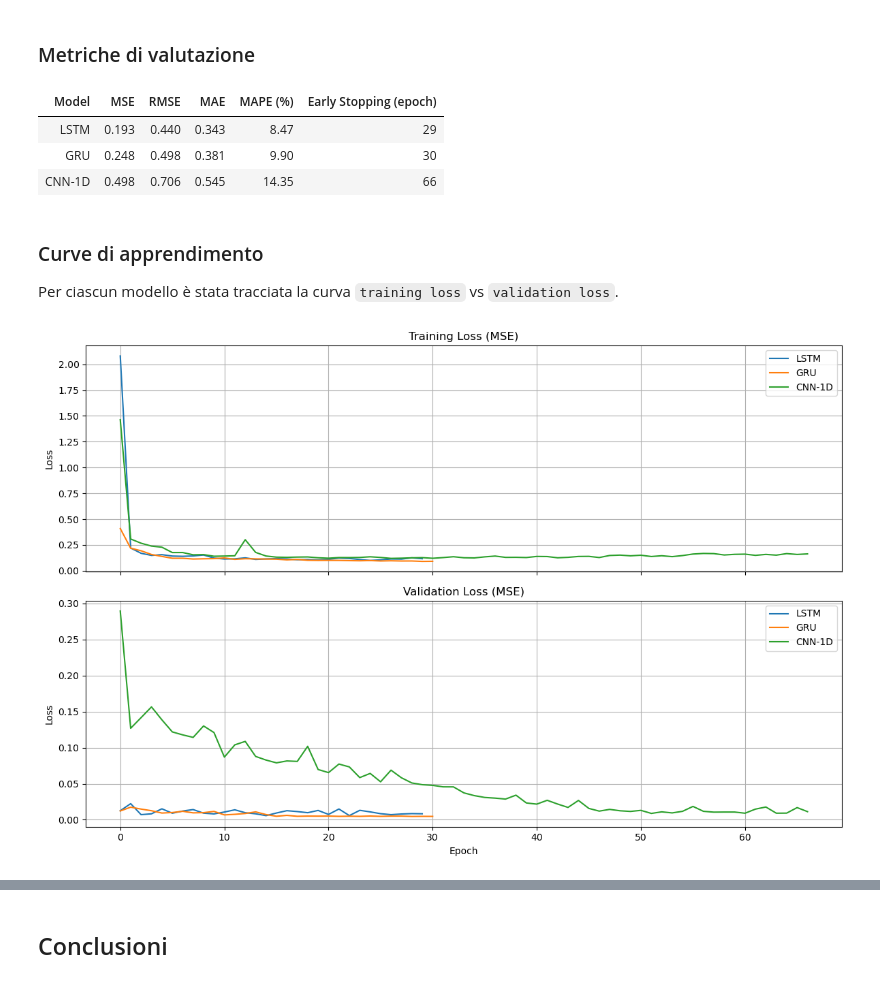
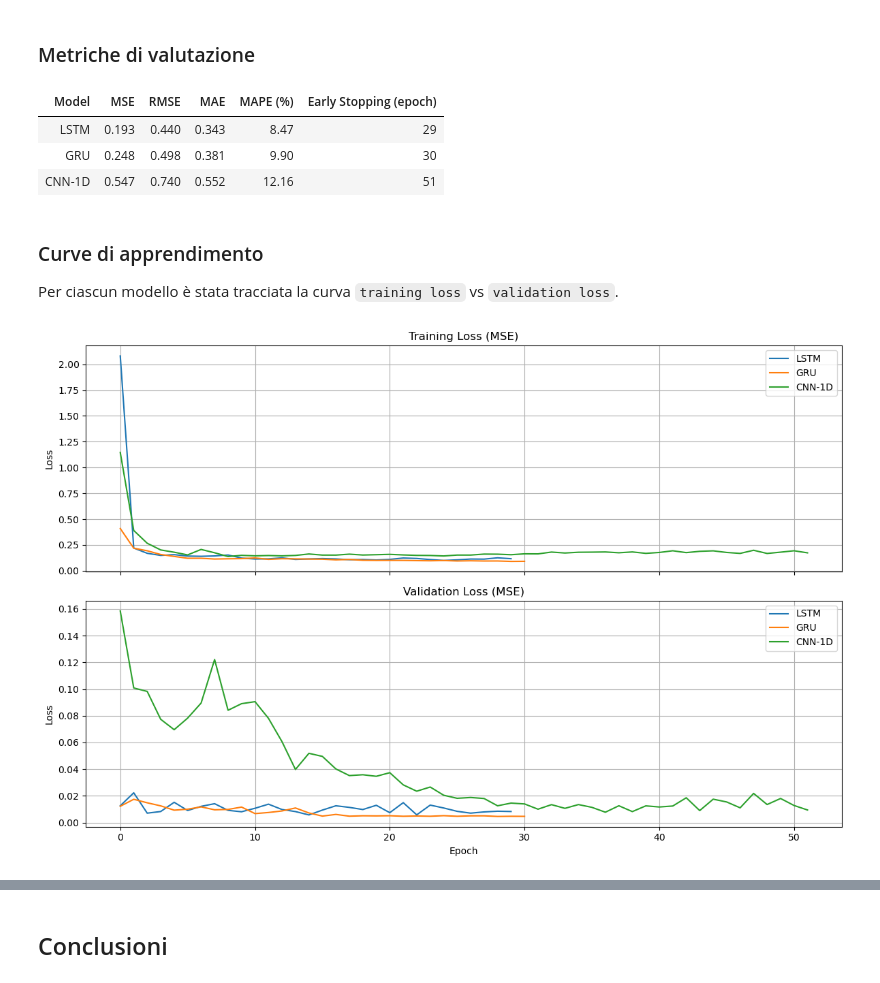
Before and after one commit to SkybunNataliia/Progetto-AI, a Jupyter notebook: report.ipynb, the cells around one changed output, grey strips where cells are left out. Cells and saved outputs as stored; diff of their text form; code cells hidden in the pictures.

```diff
--- a/report.ipynb
+++ b/report.ipynb
@@ -325,11 +325,11 @@ L'obiettivo era valutare la loro efficacia nel compito di forecasting, utilizzan
 # %%
 data = {
     "Model": ["LSTM", "GRU", "CNN-1D"],
-    "MSE": [0.193, 0.248, 0.498],
-    "RMSE": [0.440, 0.498, 0.706],
-    "MAE": [0.343, 0.381, 0.545],
-    "MAPE (%)": [8.47, 9.90, 14.35],
-    "Early Stopping (epoch)": [29, 30, 66]
+    "MSE": [0.193, 0.248, 0.547],
+    "RMSE": [0.440, 0.498, 0.740],
+    "MAE": [0.343, 0.381, 0.552],
+    "MAPE (%)": [8.47, 9.90, 12.16],
+    "Early Stopping (epoch)": [29, 30, 51]
 }
 
 df_metrics = pd.DataFrame(data)
@@ -349,7 +349,7 @@ styled_df
 | Model | MSE | RMSE | MAE | MAPE (%) | Early Stopping (epoch) |
 | LSTM | 0.193 | 0.440 | 0.343 | 8.47 | 29 |
 | GRU | 0.248 | 0.498 | 0.381 | 9.90 | 30 |
-| CNN-1D | 0.498 | 0.706 | 0.545 | 14.35 | 66 |
+| CNN-1D | 0.547 | 0.740 | 0.552 | 12.16 | 51 |
 # %% [markdown]
 ### Curve di apprendimento
 
@@ -367,39 +367,39 @@ def extract_epoch_losses(training_log):
     return avg_loss_per_epoch
 
 paths = {
-    'LSTM': './experiments/lstm/v3/results.json',
-    'GRU': './experiments/gru/v6/results.json',
-    'CNN-1D': './experiments/cnn/v3/results.json',
+    'LSTM': './experiments/lstm/v4/results.json',
+    'GRU': './experiments/gru/v7/results.json',
+    'CNN-1D': './experiments/cnn/v4/results.json',
 }
 
 histories = {}
 for model_name, path in paths.items():
     with open(path, 'r') as f:
         data = json.load(f)
         train_loss = extract_epoch_losses(data.get("training_log", []))
         val_loss = data.get("validation_loss_per_epoch", [])
         histories[model_name] = {
             "train_loss": train_loss,
             "val_loss": val_loss
         }
 
 fig, axes = plt.subplots(nrows=2, ncols=1, figsize=(12, 8), sharex=True)
 
 for model_name, history in histories.items():
     axes[0].plot(history["train_loss"], label=f'{model_name}')
     axes[1].plot(history["val_loss"], label=f'{model_name}')
 
 axes[0].set_title("Training Loss (MSE)")
 axes[1].set_title("Validation Loss (MSE)")
 
 for ax in axes:
     ax.set_ylabel("Loss")
     ax.legend()
     ax.grid(True)
 
 axes[1].set_xlabel("Epoch")
 
 plt.tight_layout()
 plt.show()
 # %% [output]
-[figure, old version]
+[figure, new version]
```
Also changed, not shown: parts of 2 cells of this notebook, 20 other files.
